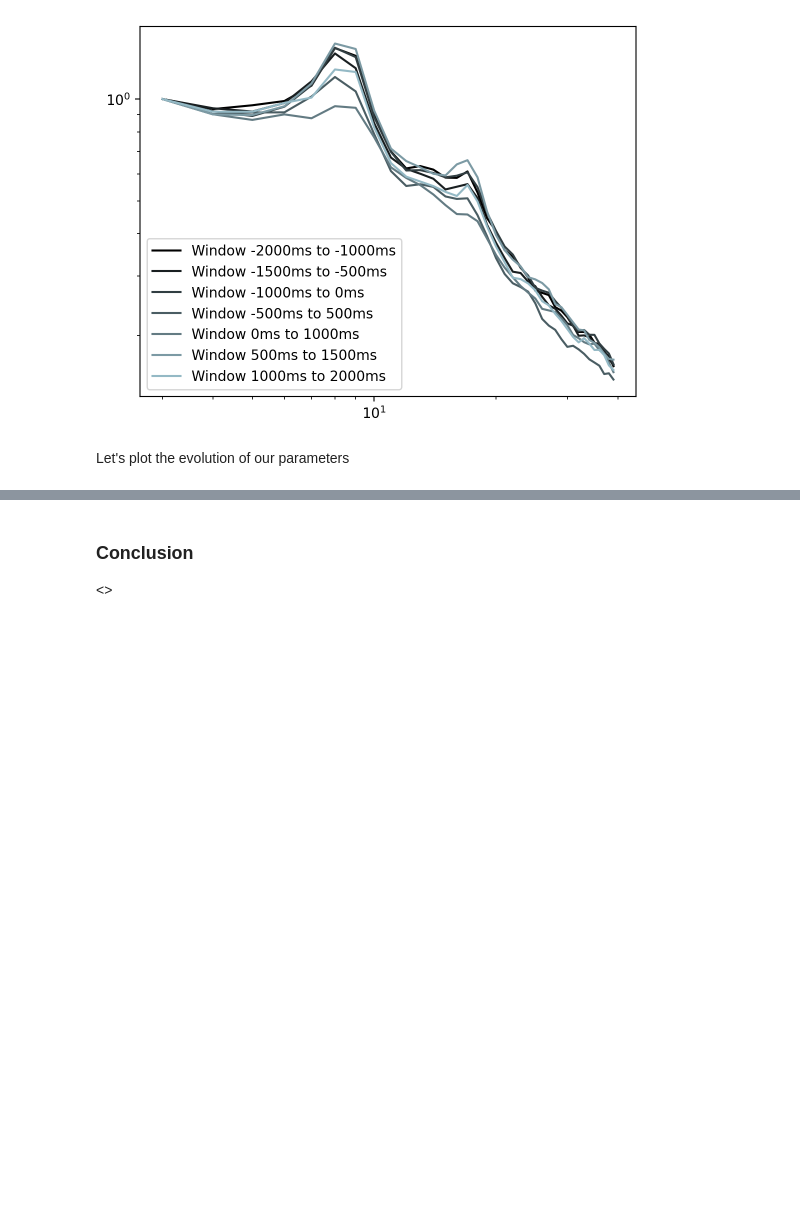
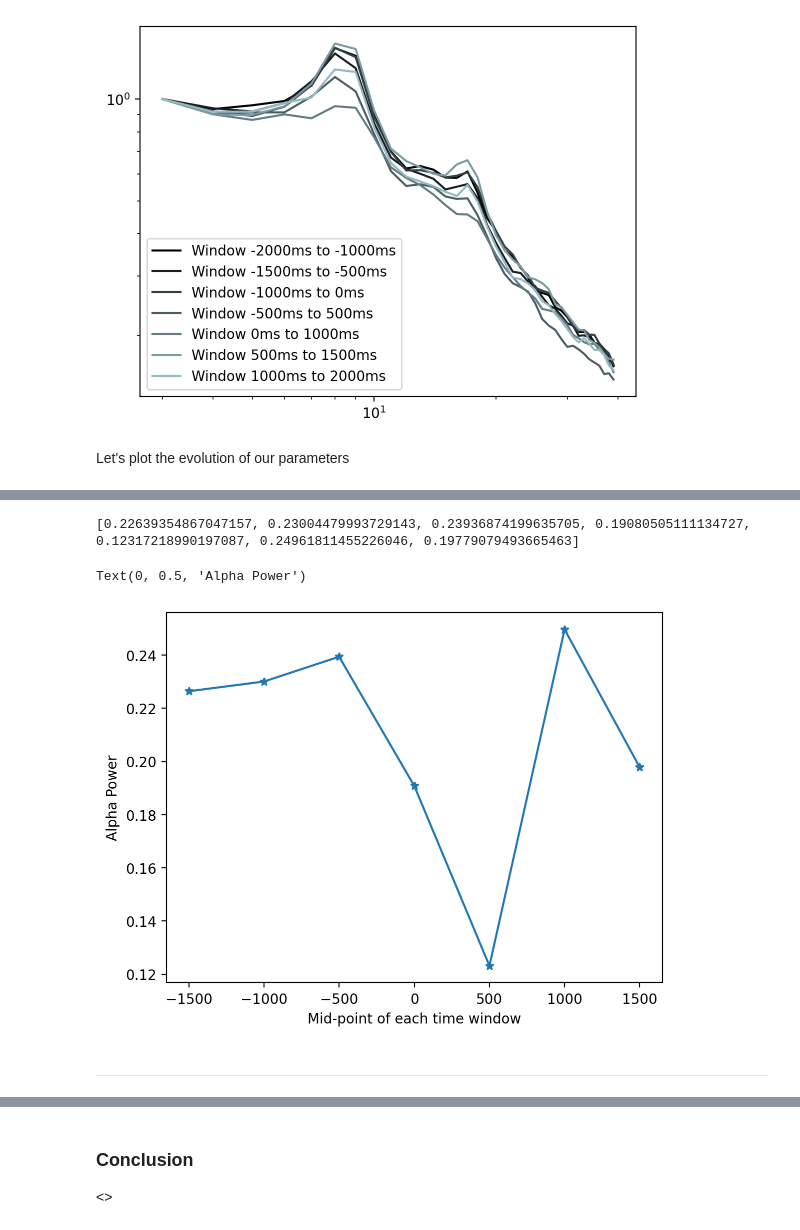
Before and after one commit to voytekresearch/TimeResolvedAperiodic, a Jupyter notebook: notebooks/SlidingWindowEstimations.ipynb, the cells around one changed output, grey strips where cells are left out. Drawn from its saved outputs; the diff is of its cells as text; code cells hidden in the pictures; blank space fills up the shorter version.

```diff
--- a/notebooks/SlidingWindowEstimations.ipynb
+++ b/notebooks/SlidingWindowEstimations.ipynb
@@ -596,0 +550,14 @@ Text(0, 0.5, 'Aperiodic Exponent')
+# %%
+peak_params = groups_list[0].get_params('peak_params')
+# Get the alpha peak powers
+peaks = get_alphas_pw(peak_params, n_wins=len(ts))#[k[1] for k in peak_params[::2]]
+print(peaks)
+plt.plot([((t[0]+t[1])/2) for t in ts],peaks, marker='*')
+plt.xlabel('Mid-point of each time window')
+plt.ylabel('Alpha Power')
+# %% [output]
+[0.22639354867047157, 0.23004479993729143, 0.23936874199635705, 0.19080505111134727, 0.12317218990197087, 0.24961811455226046, 0.19779079493665463]
+Text(0, 0.5, 'Alpha Power')
+[figure, added]
+# %% [markdown]
+-----------------------------------------------------------------------------------------------------------
```
Also changed, not shown: parts of 20 cells of this notebook.
